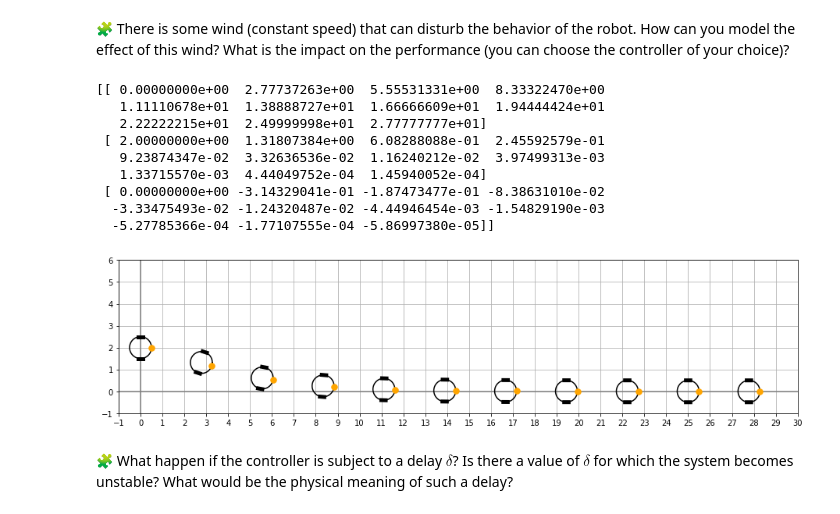
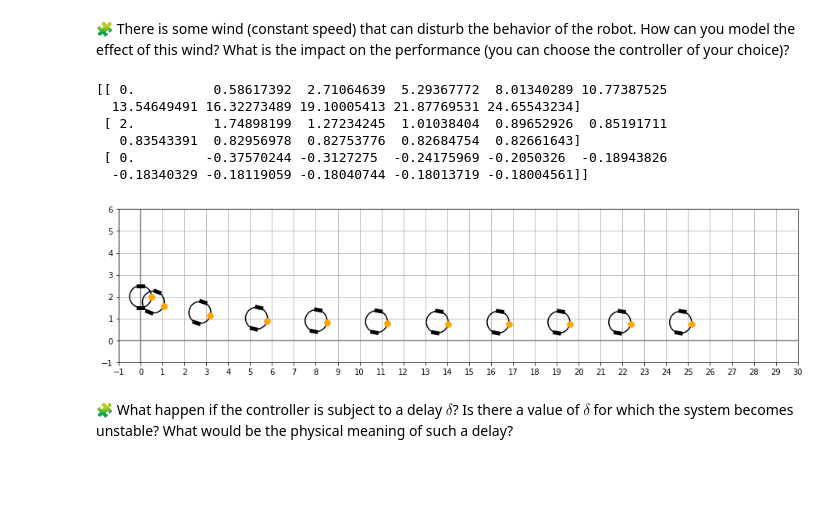
Before and after one commit to MarouaneBAZZAOUI0/control-engineering-with-python-project-2021-2022, a Jupyter notebook: Project - Step 3.ipynb, the cells around one changed output. Cells and saved outputs as stored; diff of their text form; code cells hidden in the pictures; blank space fills up the shorter version.

```diff
--- a/Project - Step 3.ipynb
+++ b/Project - Step 3.ipynb
@@ -861,33 +855,30 @@ ax2.legend()
 # %%
 WindX = -1
 WindY = 0.5
 def fun(t,deltaX):
     return A@deltaX+B@deltaOmega(t,deltaX)+[WindX-v,WindY,0]
 
 poles = [-1.2,-1.21,-1.22] # Strictly negative real part
 K = place_poles(A,B,poles).gain_matrix
 
 tf = 10
-r = solve_ivp(fun=lin_fun,t_span=[0,tf],y0=[0,2,0],dense_output=True, rtol=1e-6, atol=1e-12)
+r = solve_ivp(fun=fun,t_span=[0,tf],y0=[0,2,0],dense_output=True, rtol=1e-6, atol=1e-12)
 
 step = 1
 t = arange(0,tf+step,step)
 sol_t = r["sol"](t)
 sol_t[0]+=v*t
 print(sol_t)
 draw_arena(-1,30,-1,6)
 for x, y, theta in sol_t.T:
     draw_robot(x, y, theta)
 # %% [output]
-[[ 0.00000000e+00  2.77737263e+00  5.55531331e+00  8.33322470e+00
-   1.11110678e+01  1.38888727e+01  1.66666609e+01  1.94444424e+01
-   2.22222215e+01  2.49999998e+01  2.77777777e+01]
- [ 2.00000000e+00  1.31807384e+00  6.08288088e-01  2.45592579e-01
-   9.23874347e-02  3.32636536e-02  1.16240212e-02  3.97499313e-03
-   1.33715570e-03  4.44049752e-04  1.45940052e-04]
- [ 0.00000000e+00 -3.14329041e-01 -1.87473477e-01 -8.38631010e-02
-  -3.33475493e-02 -1.24320487e-02 -4.44946454e-03 -1.54829190e-03
-  -5.27785366e-04 -1.77107555e-04 -5.86997380e-05]]
+[[ 0.          0.58617392  2.71064639  5.29367772  8.01340289 10.77387525
+  13.54649491 16.32273489 19.10005413 21.87769531 24.65543234]
+ [ 2.          1.74898199  1.27234245  1.01038404  0.89652926  0.85191711
+   0.83543391  0.82956978  0.82753776  0.82684754  0.82661643]
+ [ 0.         -0.37570244 -0.3127275  -0.24175969 -0.2050326  -0.18943826
+  -0.18340329 -0.18119059 -0.18040744 -0.18013719 -0.18004561]]
-[figure, old version]
+[figure, new version]
 # %% [markdown]
 🧩 What happen if the controller is subject to a delay $\delta$? Is there a value of $\delta$ for which the system becomes unstable? What would be the physical meaning of such a delay?
```
Also changed, not shown: parts of 6 cells of this notebook.
